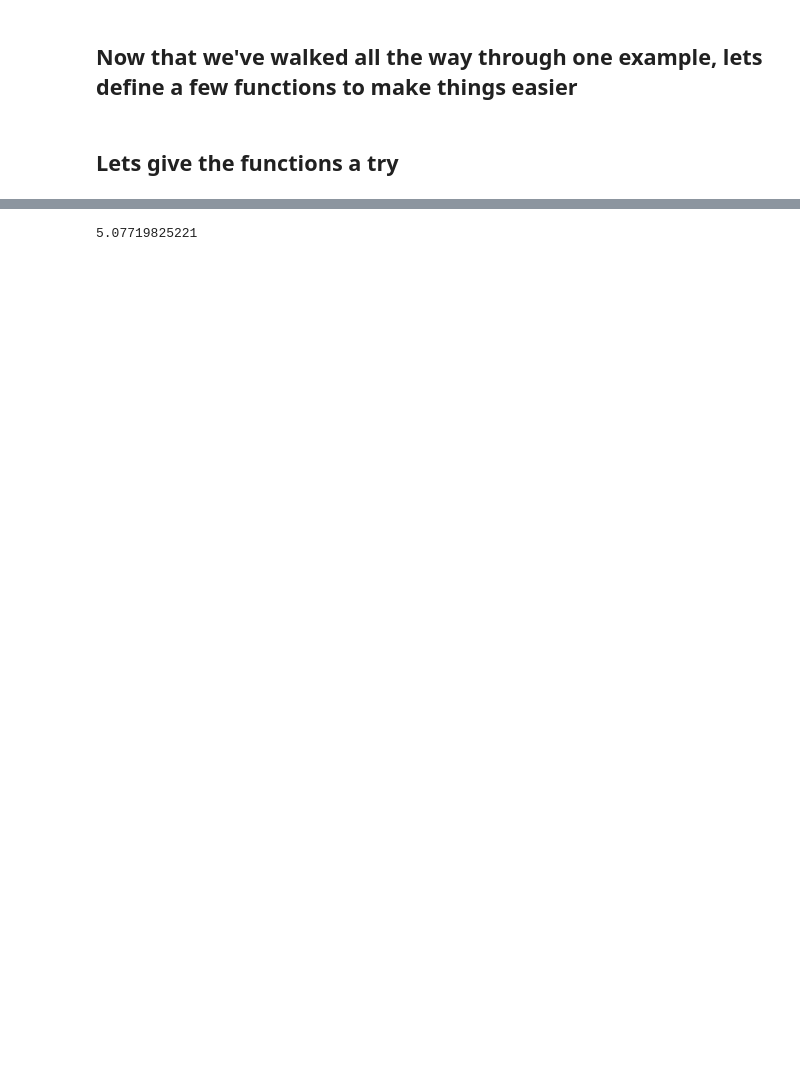
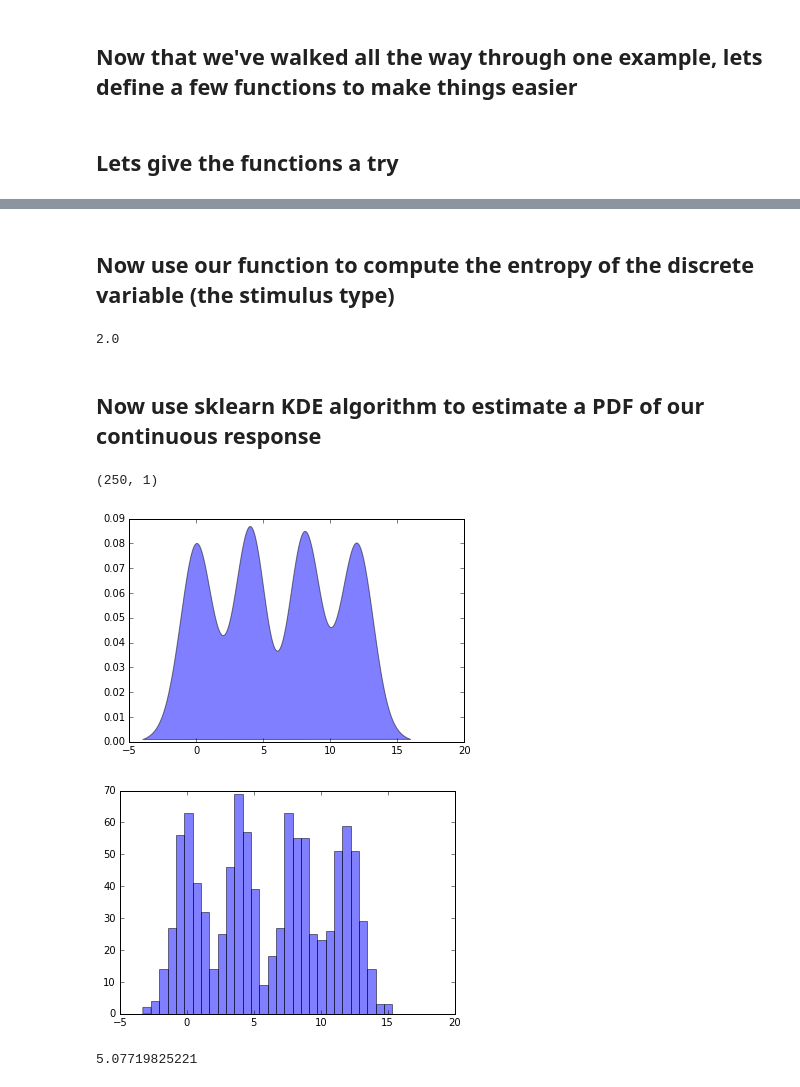
Before and after one commit to TimCSheehan/dev, a Jupyter notebook: Tutorial_070_MutualInformation.ipynb, the cells around one changed output, grey strips where cells are left out. Drawn from its saved outputs; the diff is of its cells as text; code cells hidden in the pictures; blank space fills up the shorter version.

```diff
--- a/Tutorial_070_MutualInformation.ipynb
+++ b/Tutorial_070_MutualInformation.ipynb
@@ -385,0 +405,52 @@ y = np.random.rand(1000)
+# %% [markdown]
+## Now use our function to compute the entropy of the discrete variable (the stimulus type)
+# %%
+# should be 2 because 4 possibilities that are equally likely
+Hx = entropy(x=stims)
+print(Hx)
+# %% [output]
+2.0
+# %% [markdown]
+## Now use sklearn KDE algorithm to estimate a PDF of our continuous response
+# %%
+# first define a set of points over which to evaluate the PDF
+
+# figure out min and max of our data - good start for picking a range (use ceil and floor...)
+min_resp = np.floor(np.min(resp))
+max_resp = np.ceil(np.max(resp))
+
+# then define the number of points that we want to eval the function over
+# I'll choose N/4 here - we can play with it later.
+num_points = int(N/4)
+
+# then define the x_range
+x_range = np.linspace(min_resp, max_resp, num_points)
+
+# KDE function expects a 2d array, so expand x to have a singular second dim
+if len(x_range.shape):
+    x_range = x_range[:, np.newaxis]
+
+print(x_range.shape)
+# %% [output]
+(250, 1)
+# %%
+# then lets call our KDE function and we'll just pick an arbitrary bandwidth for the kernel
+bandwidth = 0.2
+
+# make our data a N,1 matrix for input to KDE function
+if len(resp.shape)==1:
+    resp = resp[:,np.newaxis]
+
+kde = KernelDensity(kernel='gaussian', bandwidth=0.75).fit(resp)
+log_dens = kde.score_samples(x_range)
+
+
+plt.fill(x_range[:, 0], np.exp(log_dens), alpha=0.5)
+plt.show()
+
+num_bins=30
+plt.hist(resp, bins = num_bins, alpha=0.5)
+plt.show()
+# %% [output]
+[figure, added]
+[figure, added]
```
Also changed, not shown: parts of 14 cells of this notebook.
